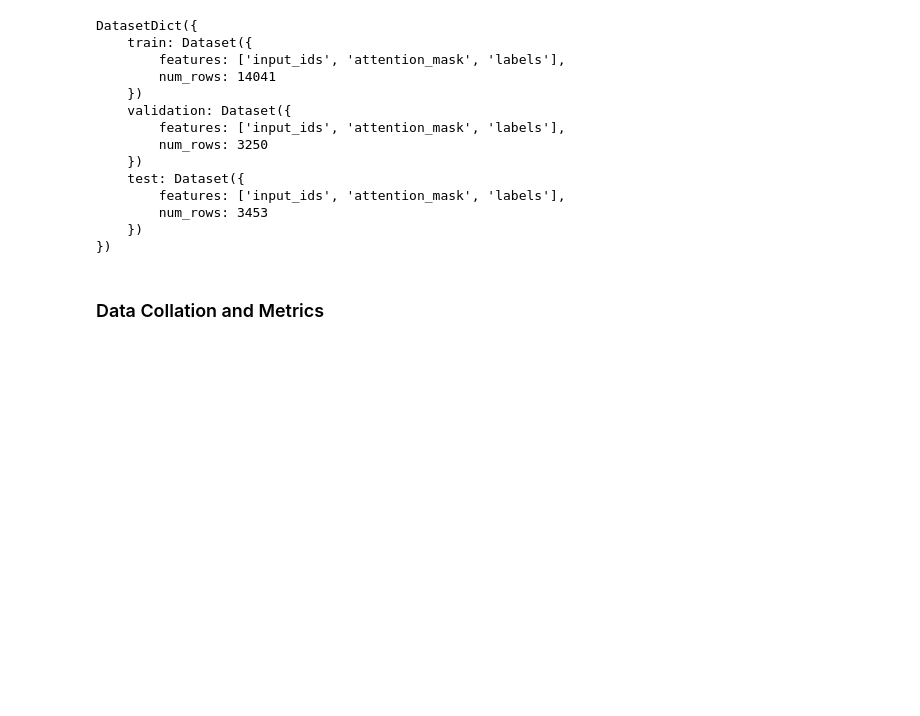
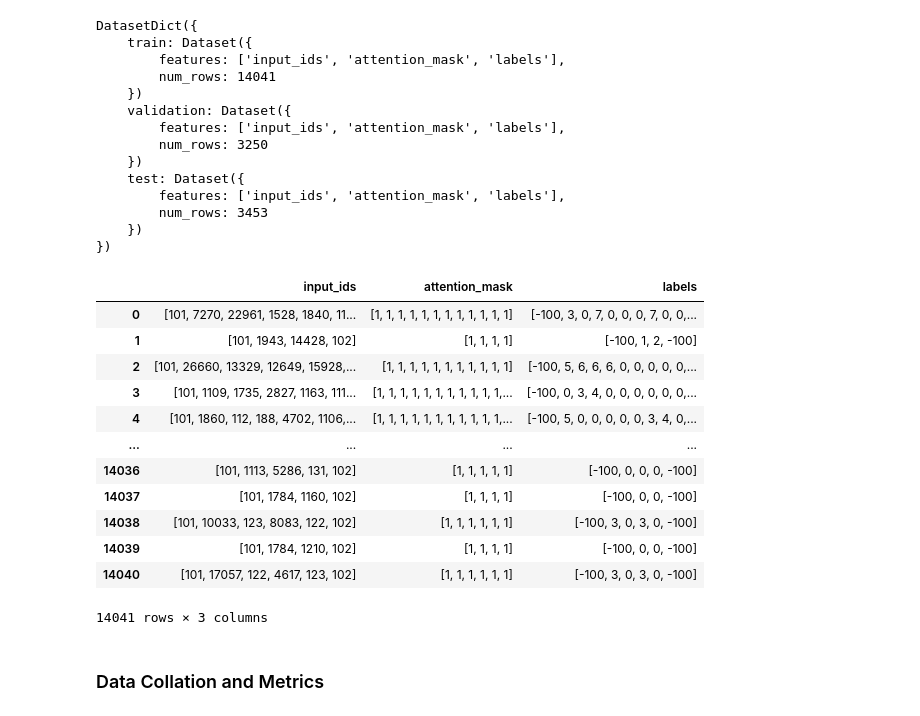
Before and after one commit to mingjun1120/Customize-Named-Entity-Recognition, a Jupyter notebook: notebooks/NLP_with_HuggingFace_Tutorial_2_NER_Training.ipynb, the cells around one changed output. Saved outputs shown, nothing was run; the diff lists cells and outputs as text; code cells hidden in the pictures; blank space fills up the shorter version.

```diff
--- a/notebooks/NLP_with_HuggingFace_Tutorial_2_NER_Training.ipynb
+++ b/notebooks/NLP_with_HuggingFace_Tutorial_2_NER_Training.ipynb
@@ -425,6 +450,22 @@ DatasetDict({
         num_rows: 3453
     })
 })
+# %%
+pd.DataFrame(tokenized_datasets["train"][:])
+# %% [output]
+|  | input_ids | attention_mask | labels |
+| 0 | [101, 7270, 22961, 1528, 1840, 11... | [1, 1, 1, 1, 1, 1, 1, 1, 1, 1, 1, 1] | [-100, 3, 0, 7, 0, 0, 0, 7, 0, 0,... |
+| 1 | [101, 1943, 14428, 102] | [1, 1, 1, 1] | [-100, 1, 2, -100] |
+| 2 | [101, 26660, 13329, 12649, 15928,... | [1, 1, 1, 1, 1, 1, 1, 1, 1, 1, 1] | [-100, 5, 6, 6, 6, 0, 0, 0, 0, 0,... |
+| 3 | [101, 1109, 1735, 2827, 1163, 111... | [1, 1, 1, 1, 1, 1, 1, 1, 1, 1, 1,... | [-100, 0, 3, 4, 0, 0, 0, 0, 0, 0,... |
+| 4 | [101, 1860, 112, 188, 4702, 1106,... | [1, 1, 1, 1, 1, 1, 1, 1, 1, 1, 1,... | [-100, 5, 0, 0, 0, 0, 0, 3, 4, 0,... |
+| ... | ... | ... | ... |
+| 14036 | [101, 1113, 5286, 131, 102] | [1, 1, 1, 1, 1] | [-100, 0, 0, 0, -100] |
+| 14037 | [101, 1784, 1160, 102] | [1, 1, 1, 1] | [-100, 0, 0, -100] |
+| 14038 | [101, 10033, 123, 8083, 122, 102] | [1, 1, 1, 1, 1, 1] | [-100, 3, 0, 3, 0, -100] |
+| 14039 | [101, 1784, 1210, 102] | [1, 1, 1, 1] | [-100, 0, 0, -100] |
+| 14040 | [101, 17057, 122, 4617, 123, 102] | [1, 1, 1, 1, 1, 1] | [-100, 3, 0, 3, 0, -100] |
+14041 rows × 3 columns
 # %% [markdown]
 ### Data Collation and Metrics
 # %%
```
Also changed, not shown: parts of 4 cells of this notebook.
